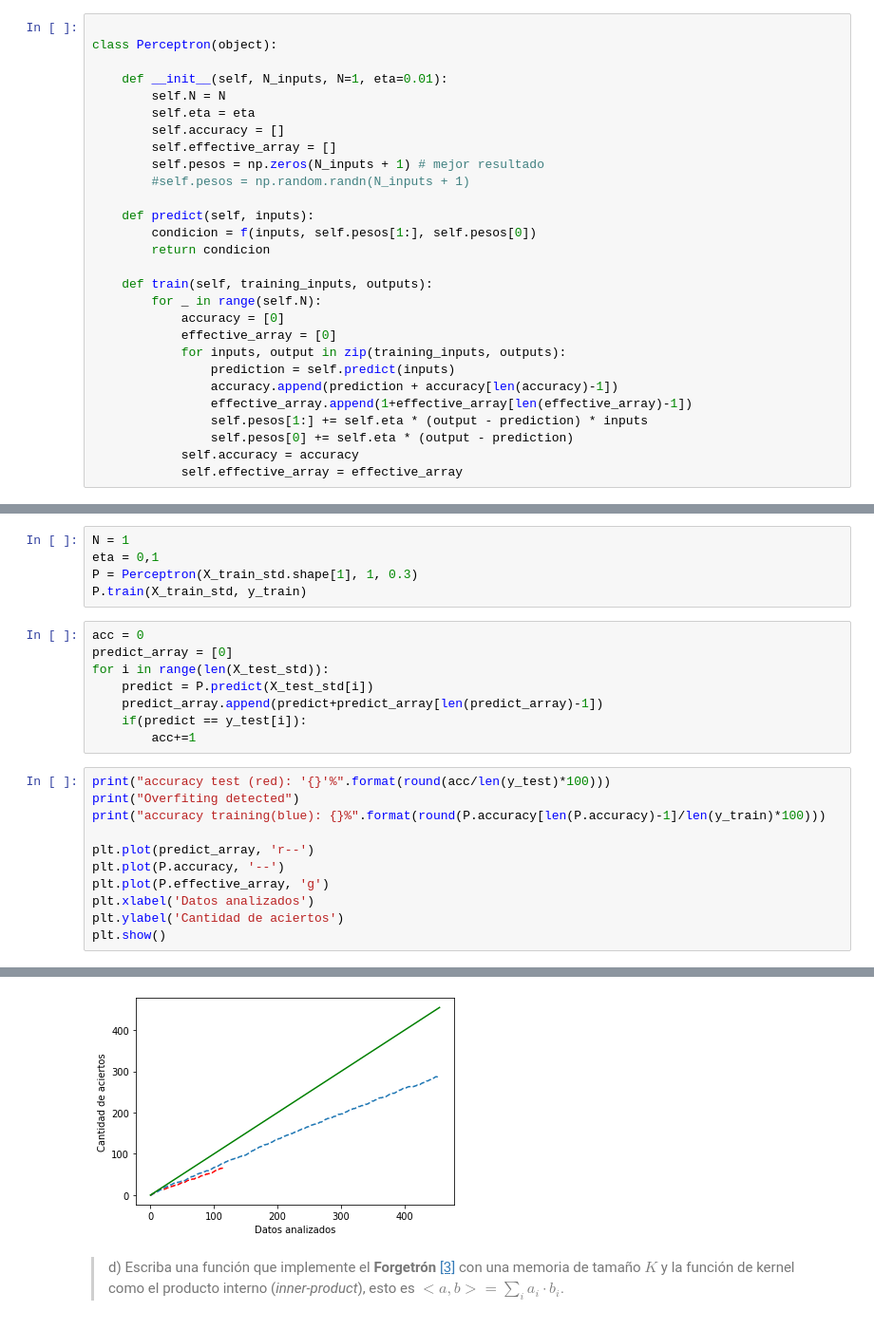
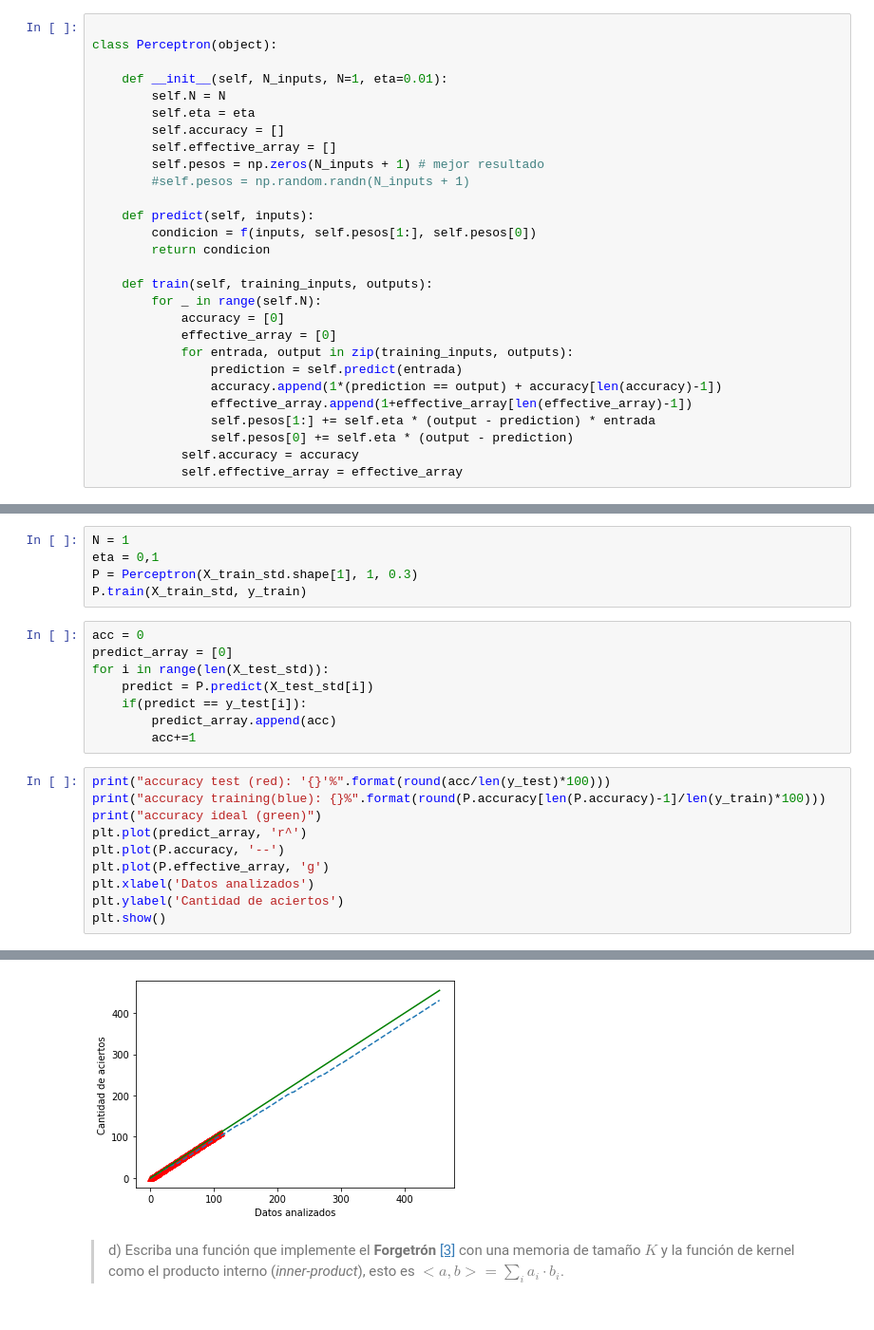
Before and after one commit to GaboPP/Perceptron, a Jupyter notebook: Enunciado.ipynb, the cells around one changed output, grey strips where cells are left out. Shown at 95% size. Drawn from its saved outputs; the diff is of its cells as text.

```diff
--- a/Enunciado.ipynb
+++ b/Enunciado.ipynb
@@ -84,11 +82,11 @@ class Perceptron(object):
         for _ in range(self.N):
             accuracy = [0]
             effective_array = [0]
-            for inputs, output in zip(training_inputs, outputs):
-                prediction = self.predict(inputs)
-                accuracy.append(prediction + accuracy[len(accuracy)-1])
+            for entrada, output in zip(training_inputs, outputs):
+                prediction = self.predict(entrada)
+                accuracy.append(1*(prediction == output) + accuracy[len(accuracy)-1])
                 effective_array.append(1+effective_array[len(effective_array)-1])
-                self.pesos[1:] += self.eta * (output - prediction) * inputs
+                self.pesos[1:] += self.eta * (output - prediction) * entrada
                 self.pesos[0] += self.eta * (output - prediction)
             self.accuracy = accuracy
             self.effective_array = effective_array
@@ -143,15 +134,14 @@ acc = 0
 predict_array = [0]
 for i in range(len(X_test_std)):
     predict = P.predict(X_test_std[i])
-    predict_array.append(predict+predict_array[len(predict_array)-1])
     if(predict == y_test[i]):
+        predict_array.append(acc)
         acc+=1
 # %%
 print("accuracy test (red): '{}'%".format(round(acc/len(y_test)*100)))
-print("Overfiting detected")
 print("accuracy training(blue): {}%".format(round(P.accuracy[len(P.accuracy)-1]/len(y_train)*100)))
-
-plt.plot(predict_array, 'r--')
+print("accuracy ideal (green)")
+plt.plot(predict_array, 'r^')
 plt.plot(P.accuracy, '--')
 plt.plot(P.effective_array, 'g')
 plt.xlabel('Datos analizados')
@@ -164,4 +154,4 @@ accuracy training(blue): 64.0%
-[figure, old version]
+[figure, new version]
 # %% [markdown]
 > d) Escriba una función que implemente el **Forgetrón** [[3]](#refs) con una memoria de tamaño $K$ y la función de kernel como el producto interno (*inner-product*), esto es $<a,b> = \sum_i a_i \cdot b_i$.
 # %% [markdown]
```
Also changed, not shown: parts of 15 cells of this notebook.
